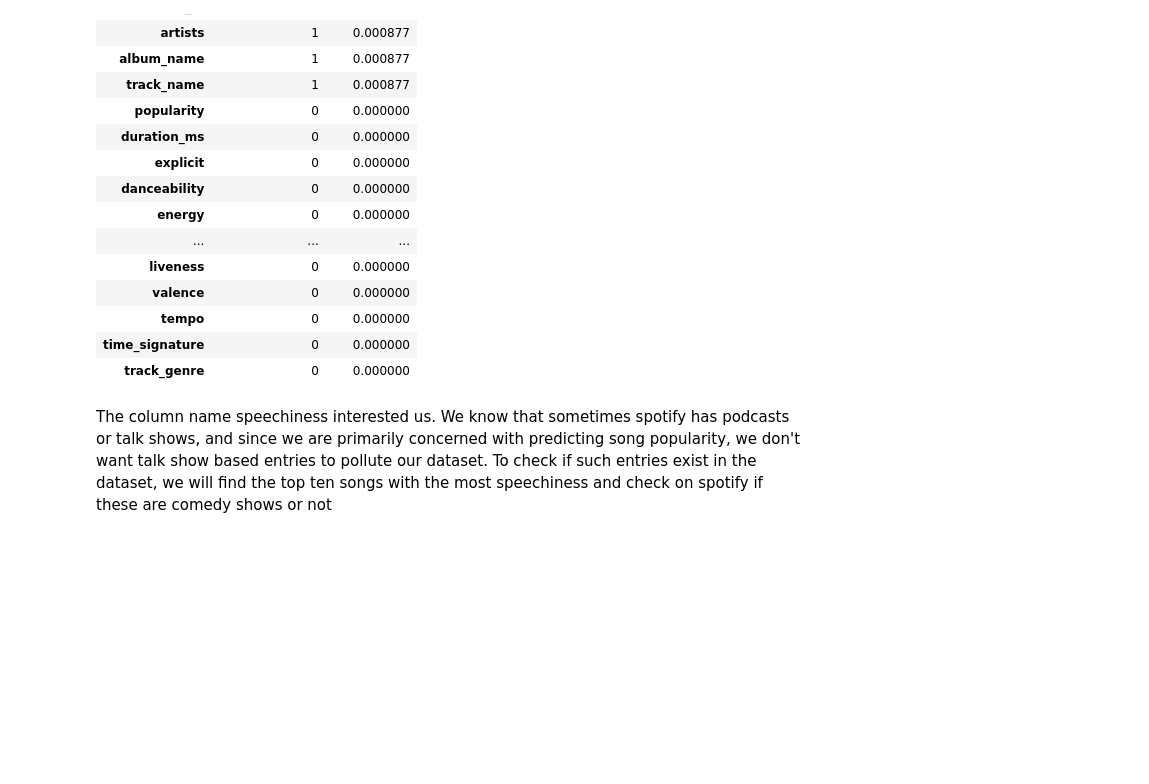
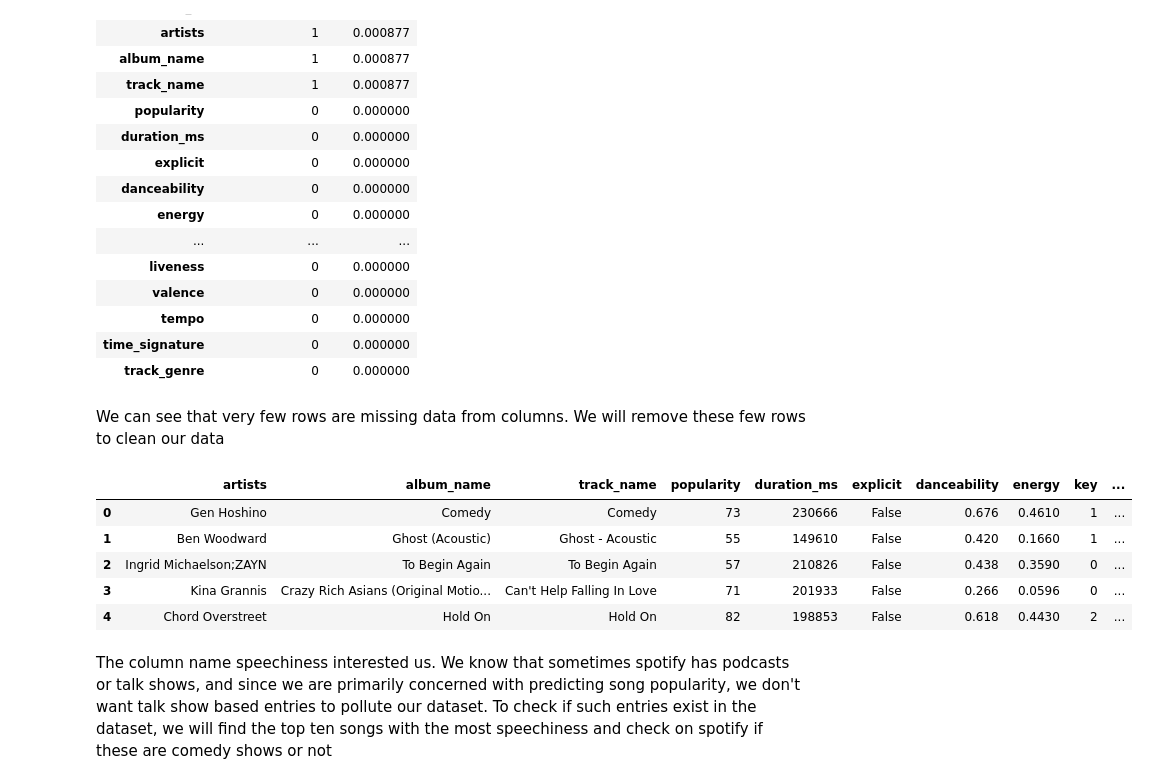
Before and after one commit to will-mccormack/CS-M148-Proj, a Jupyter notebook: Week_2_Spotify_Data_Cleaning_and_EDA.ipynb, the cells around one changed output. Saved outputs shown, nothing was run; the diff lists cells and outputs as text; code cells hidden in the pictures; blank space fills up the shorter version.

```diff
--- a/Week_2_Spotify_Data_Cleaning_and_EDA.ipynb
+++ b/Week_2_Spotify_Data_Cleaning_and_EDA.ipynb
@@ -123,6 +129,22 @@ display(missing_info)
 | tempo | 0 | 0.000000 |
 | time_signature | 0 | 0.000000 |
 | track_genre | 0 | 0.000000 |
+# %% [markdown]
+We can see that very few rows are missing data from columns. We will remove these few rows to clean our data
+# %%
+cleaned_data = raw_data.dropna()
+
+drop_columns = ['track_id', 'instrumentalness', 'Unnamed: 0']
+cleaned_data = cleaned_data.drop(columns=drop_columns)
+
+display(cleaned_data.head(5))
+# %% [output]
+|  | artists | album_name | track_name | popularity | duration_ms | explicit | danceability | energy | key | ... |
+| 0 | Gen Hoshino | Comedy | Comedy | 73 | 230666 | False | 0.676 | 0.4610 | 1 | ... |
+| 1 | Ben Woodward | Ghost (Acoustic) | Ghost - Acoustic | 55 | 149610 | False | 0.420 | 0.1660 | 1 | ... |
+| 2 | Ingrid Michaelson;ZAYN | To Begin Again | To Begin Again | 57 | 210826 | False | 0.438 | 0.3590 | 0 | ... |
+| 3 | Kina Grannis | Crazy Rich Asians (Original Motio... | Can't Help Falling In Love | 71 | 201933 | False | 0.266 | 0.0596 | 0 | ... |
+| 4 | Chord Overstreet | Hold On | Hold On | 82 | 198853 | False | 0.618 | 0.4430 | 2 | ... |
 # %% [markdown]
 The column name speechiness interested us. We know that sometimes spotify has podcasts or talk shows, and since we are primarily concerned with predicting song popularity, we don't want talk show based entries to pollute our dataset. To check if such entries exist in the dataset, we will find the top ten songs with the most speechiness and check on spotify if these are comedy shows or not
 # %%
```
Also changed, not shown: parts of 9 cells of this notebook.
